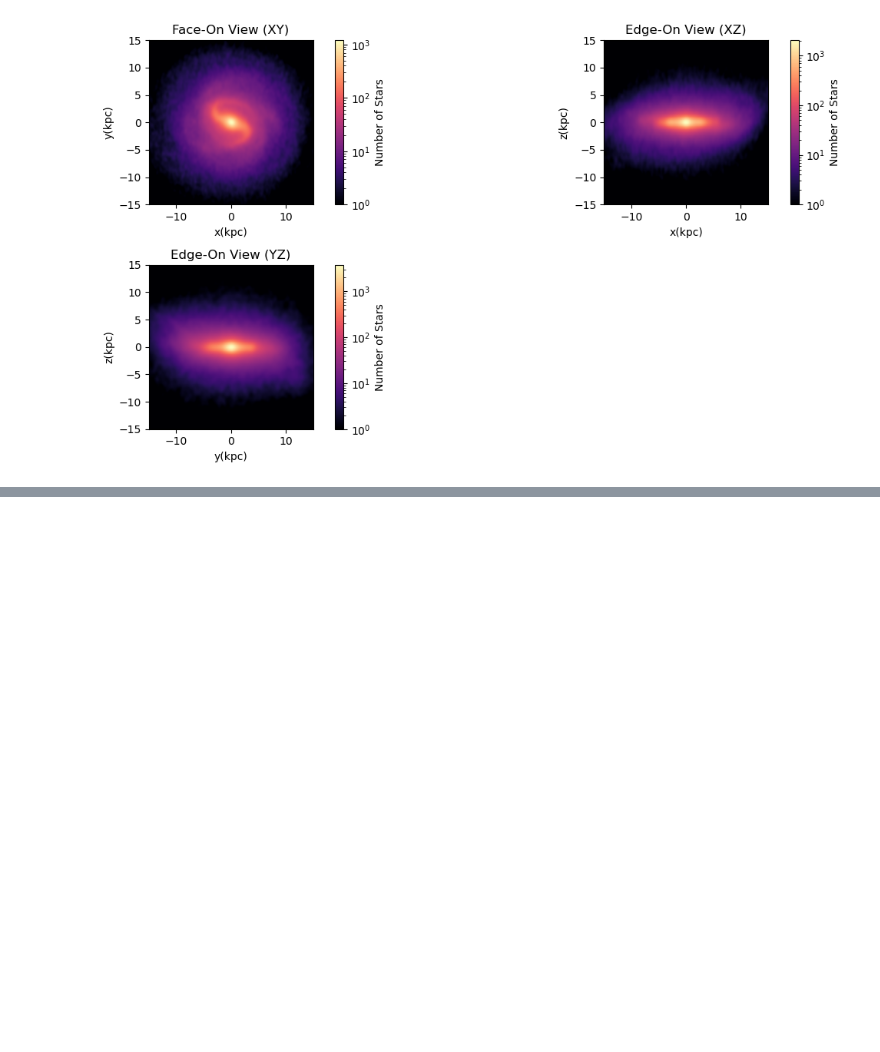
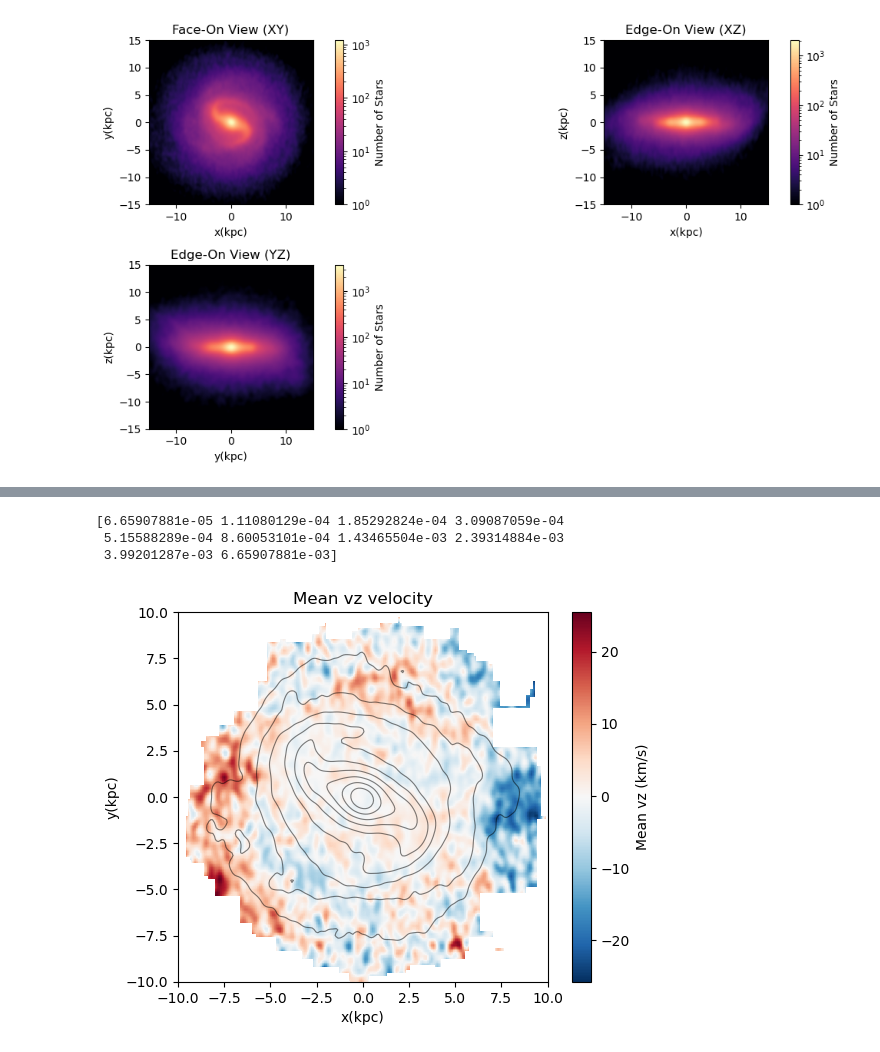
Before and after one commit to Alverd02/Kinematic-Signatures-of-Bars-and-Spirals-in-TNG50-Galaxies, a Jupyter notebook: First galaxy.ipynb, the cells around one changed output, grey strips where cells are left out. Saved outputs shown, nothing was run; the diff lists cells and outputs as text; code cells hidden in the pictures; blank space fills up the shorter version.

Commit message:
Mean vz

```diff
--- a/First galaxy.ipynb
+++ b/First galaxy.ipynb
@@ -502,0 +502,42 @@ plt.show()
+# %%
+grid_resolution = 3000
+
+ret = binned_statistic_2d(x_rot, y_rot,
+    vz_rot,
+    statistic='mean',
+    bins=grid_resolution
+)
+
+mean_vrad_map = ret.statistic
+x_edges = ret.x_edge
+y_edges = ret.y_edge
+
+
+smoothed_vrad_map = gaussian_filter(mean_vrad_map, sigma=1.5)
+
+
+
+limit = 10  # Adjust this based on your galaxy's expected size
+plt.title("Mean vz velocity")
+plt.xlim(-limit, limit)
+plt.ylim(-limit, limit)
+plt.xlabel("x(kpc)")
+plt.ylabel("y(kpc)")
+plt.imshow(smoothed_vrad_map.T, origin='lower', extent=[x_edges[0], x_edges[-1], y_edges[0], y_edges[-1]],cmap='RdBu_r',zorder=1)
+plt.colorbar(label='Mean vz (km/s)')
+
+# I want to make i contours but the difference is too bix (exponential) between the center and the outer regions
+# I don't have enough with makeing i values equaly separeted
+# logspace has the same functionality as linspace but with logarithmic separation
+
+levels = np.logspace(np.log10(np.nanmax(smoothed_density)*0.01), np.log10(np.nanmax(smoothed_density)), 10) # start drawing at the 1% of the maximum
+print(levels)
+x,y = np.meshgrid(x_edges[:-1],y_edges[:-1])
+
+plt.contour(x, y, smoothed_density.T,levels=levels, colors='black', linewidths=0.8, alpha=0.5, zorder=2)
+plt.show()
+# %% [output]
+[6.65907881e-05 1.11080129e-04 1.85292824e-04 3.09087059e-04
+ 5.15588289e-04 8.60053101e-04 1.43465504e-03 2.39314884e-03
+ 3.99201287e-03 6.65907881e-03]
+[figure, added]
```
Also changed, not shown: parts of 4 cells of this notebook.
